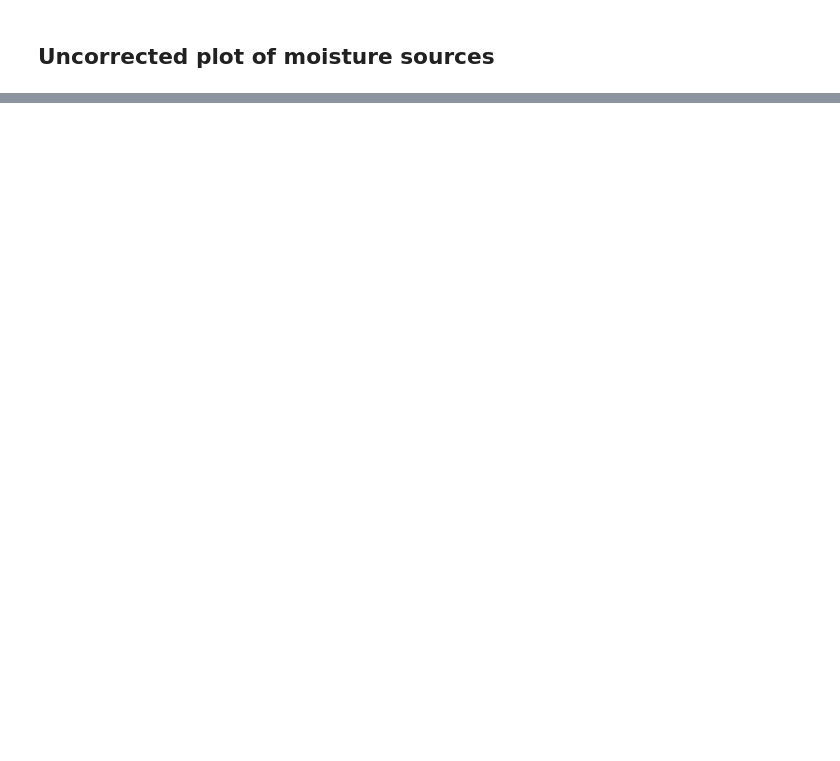
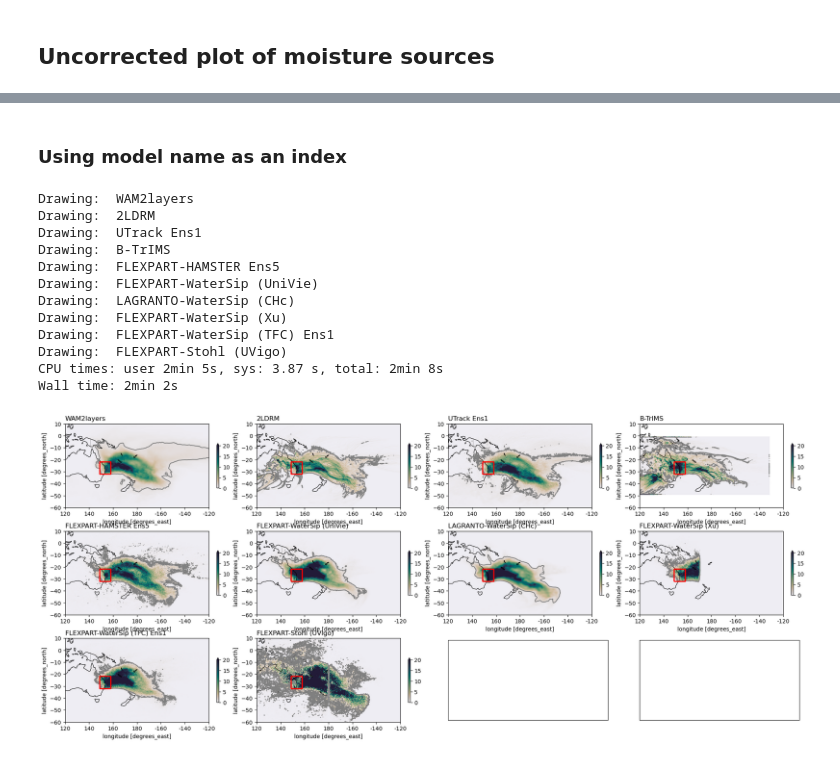
Before and after one commit to WAM2layers/Moisture_tracking_intercomparison, a Jupyter notebook: Australia_case_sharing.ipynb, the cells around one changed output, grey strips where cells are left out. Drawn from its saved outputs; the diff is of its cells as text; code cells hidden in the pictures; blank space fills up the shorter version.

```diff
--- a/Australia_case_sharing.ipynb
+++ b/Australia_case_sharing.ipynb
@@ -114,8 +125,8 @@ for i, ax in enumerate(fig.axes):
     if i >= len(unique):
         continue
 
-    ttl = modn[unique[i]]               # bring the label of the model
-    src = merged_aus2[modn[unique[i]]]  # and the result of the selected model
+    ttl = unique[i]               # bring the label of the model
+    src = merged_aus2[unique[i]]  # and the result of the selected model
 
     ax.set_xticks(np.arange(0, 361, 20), crs=prj)   # Setting xticks (0,360)
     ax.set_yticks(np.arange(-90, 91, 10), crs=prj)  # Setting yticks (-90,90)
@@ -150,0 +162,48 @@ Wall time: 2min 50s
+# %% [markdown]
+### Using model name as an index
+# %%
+%%time
+prj180 = crs.PlateCarree(central_longitude=180)
+prj = crs.PlateCarree()
+
+fig, axs = plt.subplots(ncols=4, nrows=3, figsize=(24, 10), subplot_kw={'projection': prj180})
+
+subi = -1
+for i, (name, data) in enumerate(merged_aus2.data_vars.items()):
+    if name not in unique:
+        continue
+    else:
+        subi += 1
+
+    ax = axs.flatten()[subi]
+    data.plot(ax=ax, cmap=cm.rain, vmin=0, vmax=20,
+              cbar_kwargs=dict(fraction=0.05, shrink=0.5,label=None),
+              transform = crs.PlateCarree())
+    ax.set_title(name, loc='left')
+    data.plot.contour(ax=ax, levels=[1], colors=["grey"], transform = prj)
+    maskr.plot.contour(ax=ax, colors=['red'], transform = prj)
+
+    ax.set_xticks(np.arange(0, 361, 20), crs=prj)   # Setting xticks (0,360)
+    ax.set_yticks(np.arange(-90, 91, 10), crs=prj)  # Setting yticks (-90,90)
+    lon_formatter = LongitudeFormatter(direction_label=False, degree_symbol='')
+    ax.xaxis.set_major_formatter(lon_formatter)
+    ax.add_feature(cartopy.feature.COASTLINE, linewidth=0.8)
+    ax.add_feature(cartopy.feature.BORDERS, linestyle='-', linewidth=.2)
+    ax.set_extent([120, 240, -60, 10], prj)
+    print('Drawing: ', name)
+
+fig.savefig("MoistureSources_Australia_reduced2.png",dpi=300)
+# %% [output]
+Drawing:  WAM2layers
+Drawing:  2LDRM
+Drawing:  UTrack Ens1
+Drawing:  B-TrIMS
+Drawing:  FLEXPART-HAMSTER Ens5
+Drawing:  FLEXPART-WaterSip (UniVie)
+Drawing:  LAGRANTO-WaterSip (CHc)
+Drawing:  FLEXPART-WaterSip (Xu)
+Drawing:  FLEXPART-WaterSip (TFC) Ens1
+Drawing:  FLEXPART-Stohl (UVigo)
+CPU times: user 2min 5s, sys: 3.87 s, total: 2min 8s
+Wall time: 2min 2s
+[figure, added]
```
Also changed, not shown: parts of 6 cells of this notebook.
